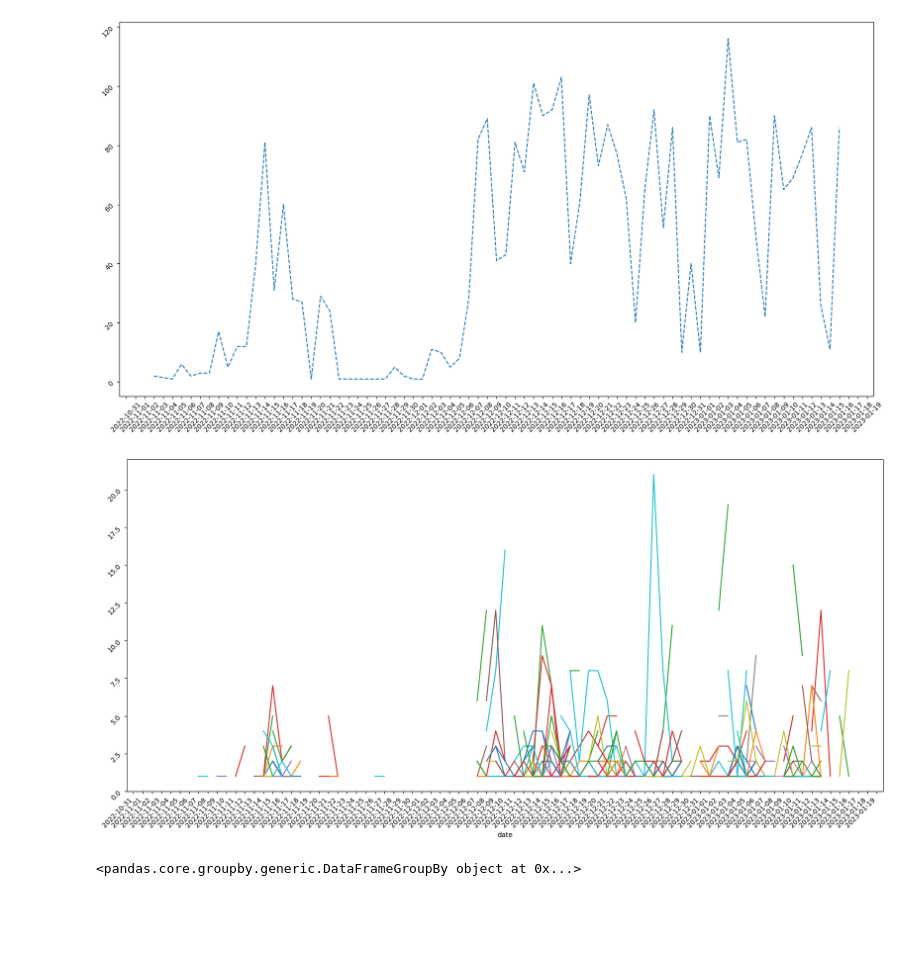
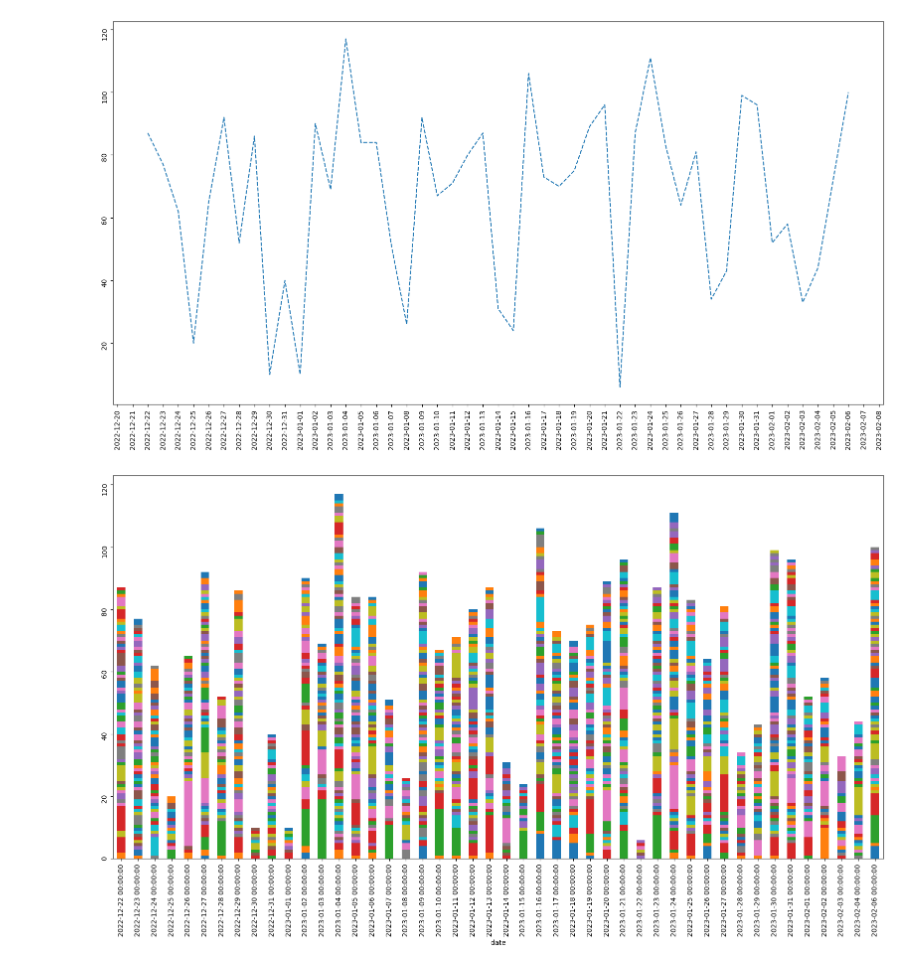
Before and after one commit to TeMU-BSC/iberifier, a Jupyter notebook: analysis/time_descriptive.ipynb, the cells around one changed output. Saved outputs shown, nothing was run; the diff lists cells and outputs as text; code cells hidden in the pictures; blank space fills up the shorter version.

```diff
--- a/analysis/time_descriptive.ipynb
+++ b/analysis/time_descriptive.ipynb
@@ -16,0 +22,7 @@ df_mynews['date'] = df_mynews['date'].astype('datetime64[ns]')
+# %%
+# Getting only from the day we changed the algo
+date_change = datetime.datetime.strptime("2022-22-12", '%Y-%d-%m')
+df_mynews = df_mynews[df_mynews['date'] >= date_change]
+df_google = df_google[df_google['date'] >= date_change]
+df_tweets = df_tweets[df_tweets['date'] >= date_change]
+df_maldita = df_maldita[df_maldita['date'] >= date_change]
@@ -41,19 +107,16 @@ mynews = df_mynews.groupby(df_mynews['date'])['count'].sum()
 fig, ax = plt.subplots(figsize=(20, 10))
 ax.plot_date(mynews.index, mynews.values, '--')
 ax.xaxis.set_major_locator(mdates.DayLocator())
-ax.tick_params(rotation=45)
+ax.tick_params(rotation=90)
 plt.show()
 # %% [output]
-[figure, old version]
+[figure, new version]
 # %%
 fig, ax = plt.subplots(figsize=(20, 10))
-df_mynews.groupby([df_mynews['date'], df_mynews['newspaper']])['count'].sum().unstack().plot(kind=ax=ax, legend=False)
+df_mynews.groupby([df_mynews['date'], df_mynews['newspaper']])['count'].sum().unstack().plot.bar(stacked=True,
+                                                                                                 ax=ax, legend=False)
 ax.xaxis.set_major_locator(mdates.DayLocator())
-ax.tick_params(rotation=45)
+ax.tick_params(rotation=90)
 plt.show()
 # %% [output]
-[figure, old version]
+[figure, new version]
-# %%
-mynews = df_mynews.groupby(['date', 'fact_id'])
-# %% [output]
-<pandas.core.groupby.generic.DataFrameGroupBy object at 0x...>
```
Also changed, not shown: parts of 16 cells of this notebook, 3 other files.
